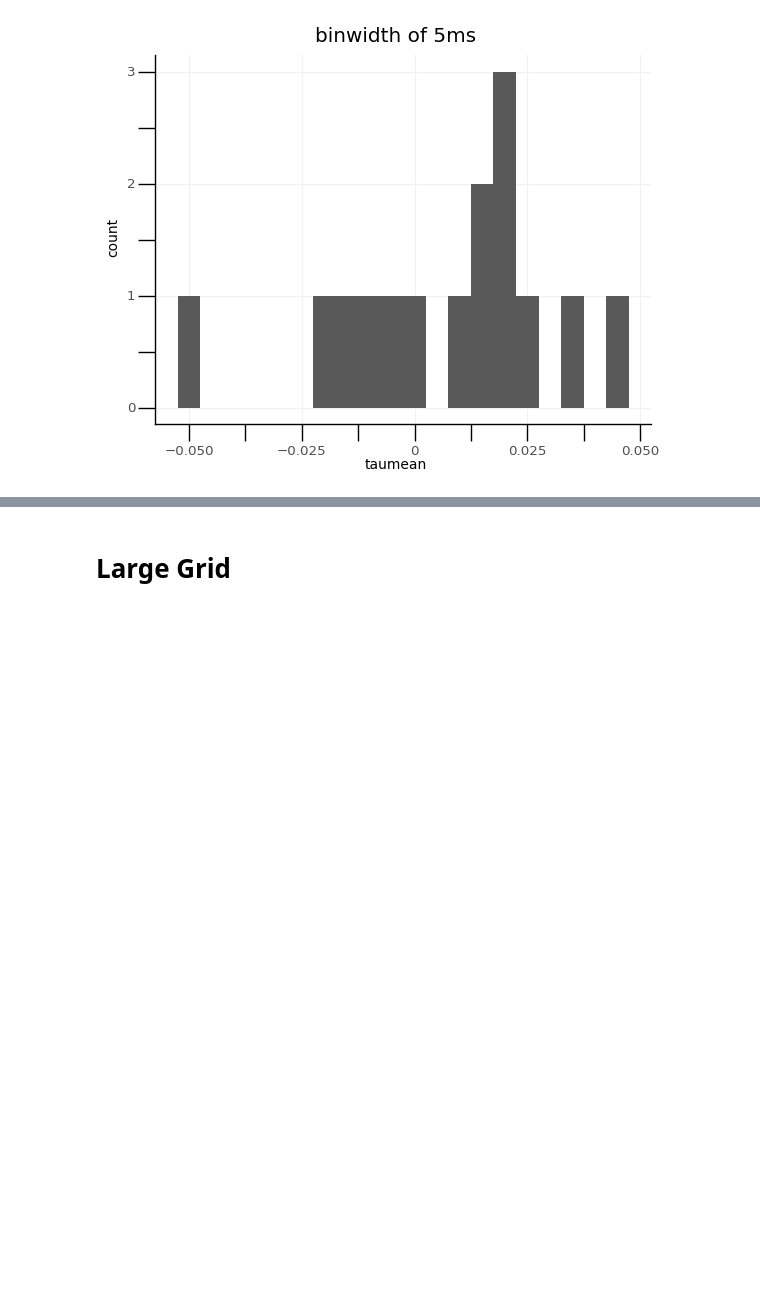
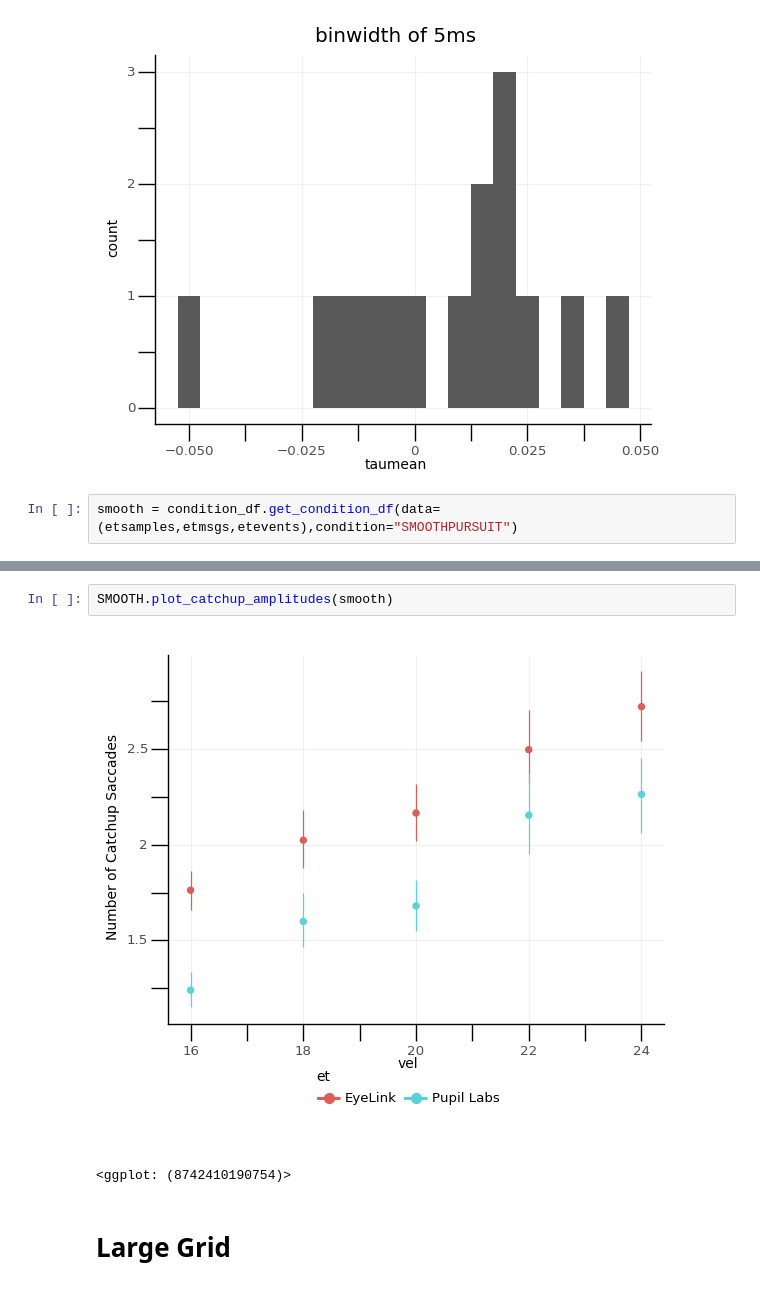
Before and after one commit to behinger/etcomp, a Jupyter notebook: code/be_main.ipynb, the cells around one changed output, grey strips where cells are left out. Drawn from its saved outputs; the diff is of its cells as text; blank space fills up the shorter version.

```diff
--- a/code/be_main.ipynb
+++ b/code/be_main.ipynb
@@ -163,3 +158,5 @@ SMOOTH.plot_init_latency(smoothresult,option="")
 SMOOTH.plot_init_latency(smoothresult,option="difference")
 # %% [output]
 [figure]
+# %%
+smooth = condition_df.get_condition_df(data=(etsamples,etmsgs,etevents),condition="SMOOTHPURSUIT")
@@ -166,2 +181,7 @@ SMOOTH.plot_init_latency(smoothresult,option="difference")
+# %%
+SMOOTH.plot_catchup_amplitudes(smooth)
+# %% [output]
+[figure, added]
+<ggplot: (8742410190754)>
 # %% [markdown]
 # Large Grid
```
Also changed, not shown: parts of 34 cells of this notebook, 7 other files.
